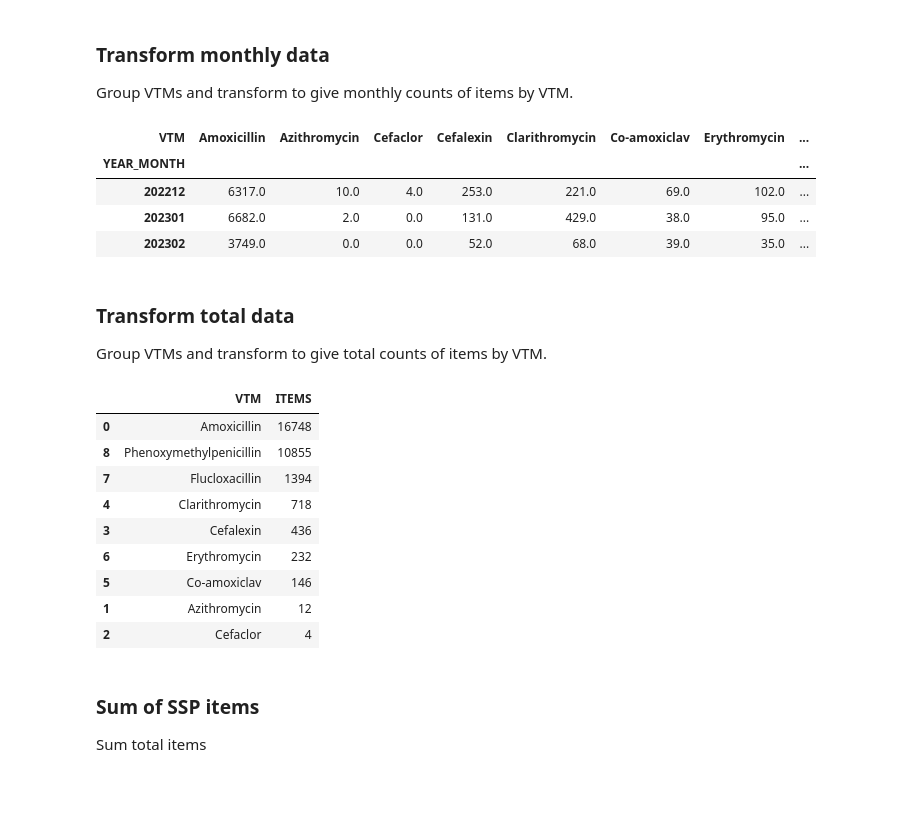
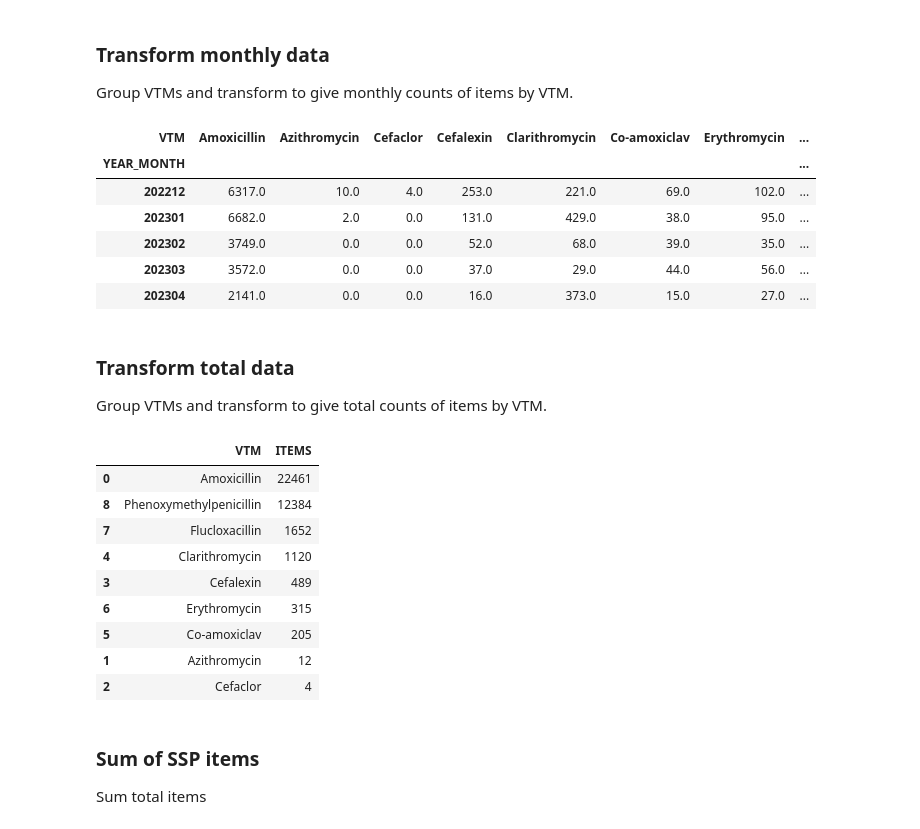
Before and after one commit to opensafely/strepa_scarlet, a Jupyter notebook: analysis/ssp-analysis/SSP-antibiotics.ipynb, the cells around one changed output. Saved outputs shown, nothing was run; the diff lists cells and outputs as text; code cells hidden in the pictures; blank space fills up the shorter version.

```diff
--- a/analysis/ssp-analysis/SSP-antibiotics.ipynb
+++ b/analysis/ssp-analysis/SSP-antibiotics.ipynb
@@ -28,4 +32,12 @@ NHS BSA have supplied data on SSP usage in [FOI 01079](https://opendata.nhsbsa.n
 # %%
-SSP_DF=pd.read_csv('FOI01079.csv', parse_dates=['YEAR_MONTH'])
+#Load data from csv files
+SSP_DF_p1=pd.read_csv('foi30959.csv', parse_dates=['YEAR_MONTH'])
+SSP_DF_p2=pd.read_csv('foi-01234-data.csv', parse_dates=['YEAR_MONTH'])
+
+#Rename items column for consistency
+SSP_DF_p2=SSP_DF_p2.rename(columns={"ITEMS_QTY": "ITEMS"})
+
+#Combine dataframes
+SSP_DF = pd.concat([SSP_DF_p1, SSP_DF_p2])
 SSP_DF.head()
 # %% [output]
@@ -116,6 +128,8 @@ SSP_abx_DF_incVTM_groupedYM
 | 202212 | 6317.0 | 10.0 | 4.0 | 253.0 | 221.0 | 69.0 | 102.0 | ... |
 | 202301 | 6682.0 | 2.0 | 0.0 | 131.0 | 429.0 | 38.0 | 95.0 | ... |
 | 202302 | 3749.0 | 0.0 | 0.0 | 52.0 | 68.0 | 39.0 | 35.0 | ... |
+| 202303 | 3572.0 | 0.0 | 0.0 | 37.0 | 29.0 | 44.0 | 56.0 | ... |
+| 202304 | 2141.0 | 0.0 | 0.0 | 16.0 | 373.0 | 15.0 | 27.0 | ... |
 # %% [markdown]
 <a id='TransformTotals'></a>
 ### Transform total data
@@ -123,29 +137,29 @@ Group VTMs and transform to give total counts of items by VTM.
 # %%
 #Groupby date and VTM
 SSP_abx_DF_incVTM_groupedVTM=SSP_abx_DF_incVTM.groupby(by=["VTM"], dropna=False, as_index=False).sum()
 
-#Drop Total Quantity
-SSP_abx_DF_incVTM_groupedVTM=SSP_abx_DF_incVTM_groupedVTM.drop(columns=['TOTAL QUANTITY'])
+#Drop Total Quantity - not needed with this csv format
+#SSP_abx_DF_incVTM_groupedVTM=SSP_abx_DF_incVTM_groupedVTM.drop(columns=['TOTAL QUANTITY'])
 
 #Sort by items
 SSP_abx_DF_incVTM_groupedVTM=SSP_abx_DF_incVTM_groupedVTM.sort_values(by=['ITEMS'], ascending=False)
 
 #Transpose to columns
 #SSP_abx_DF_incVTM_groupedVTM=SSP_abx_DF_incVTM_groupedVTM.set_index('VTM').T
 
 #Replace NA with 0
 #SSP_abx_DF_incVTM_groupedVTM=SSP_abx_DF_incVTM_groupedVTM.fillna(0)
 
 SSP_abx_DF_incVTM_groupedVTM
 # %% [output]
 |  | VTM | ITEMS |
-| 0 | Amoxicillin | 16748 |
-| 8 | Phenoxymethylpenicillin | 10855 |
-| 7 | Flucloxacillin | 1394 |
-| 4 | Clarithromycin | 718 |
-| 3 | Cefalexin | 436 |
-| 6 | Erythromycin | 232 |
-| 5 | Co-amoxiclav | 146 |
+| 0 | Amoxicillin | 22461 |
+| 8 | Phenoxymethylpenicillin | 12384 |
+| 7 | Flucloxacillin | 1652 |
+| 4 | Clarithromycin | 1120 |
+| 3 | Cefalexin | 489 |
+| 6 | Erythromycin | 315 |
+| 5 | Co-amoxiclav | 205 |
 | 1 | Azithromycin | 12 |
 | 2 | Cefaclor | 4 |
 # %% [markdown]
```
Also changed, not shown: parts of 6 cells of this notebook, 2 other files.
